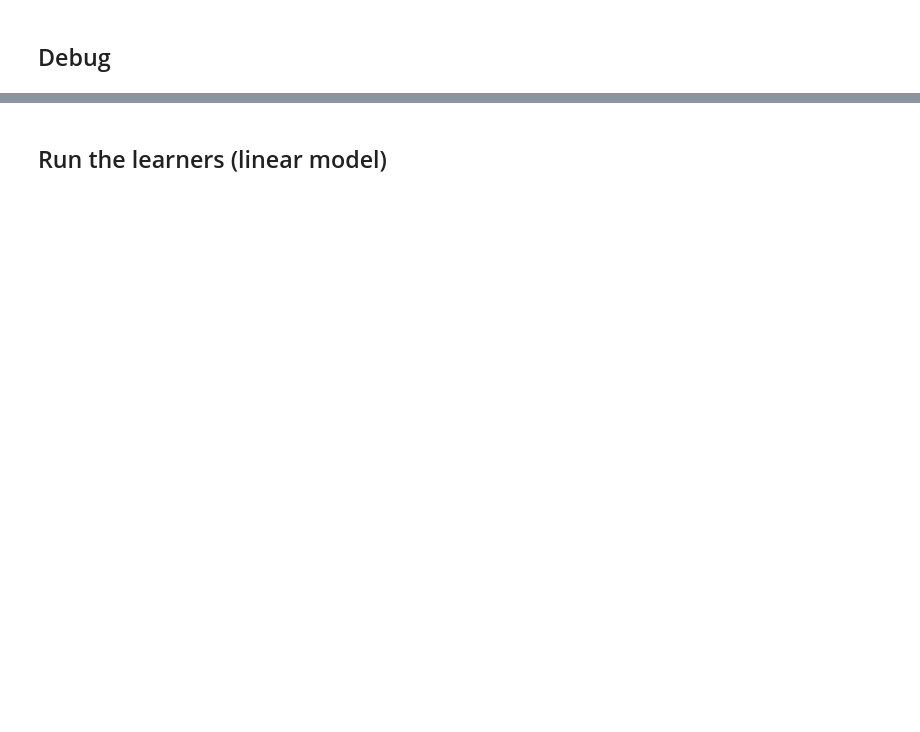
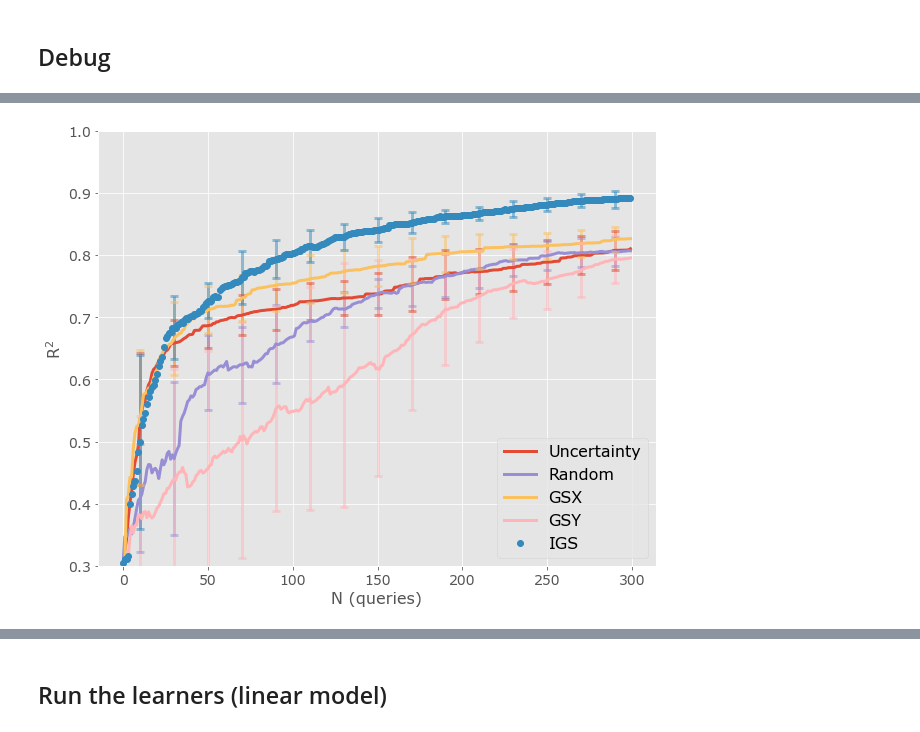
Before and after one commit to usnistgov/active-learning, a Jupyter notebook: active-learning-large.ipynb, the cells around one changed output, grey strips where cells are left out. Saved outputs shown, nothing was run; the diff lists cells and outputs as text; code cells hidden in the pictures; blank space fills up the shorter version.

```diff
--- a/active-learning-large.ipynb
+++ b/active-learning-large.ipynb
@@ -339,0 +482,17 @@ test_score: 0.6234911548834263
+# %%
+learners_gp = dict(
+    uncertainty=(query_uncertainty, make_gp_model_matern),
+    random=(query_random, make_gp_model_matern),
+    gsx=(gsx_query, make_gp_model_matern),
+    gsy=(gsy_query, make_gp_model_matern),
+    igs=(igs_query, make_gp_model_matern)
+)
+# %%
+import tqdm
+
+def run_all(x_data_pca, y_data, train_sizes, learners, n_query):
+    data = split(x_data_pca, y_data, train_sizes)
+    test_scores = dict()
+    for k in tqdm.tqdm(learners):
+        test_scores[k] = run(data, learners[k][0], learners[k][1], n_query)[1]
+    return test_scores
@@ -339,0 +501,16 @@ test_score: 0.6234911548834263
+# %%
+from toolz.curried import map as fmap
+
+def merge_func(x):
+    return dict(
+        mean=np.mean(x, axis=0),
+        std=np.std(x, axis=0),
+        scores=np.array(x)
+    )
+
+def run_multiple(x_data_pca, y_data, train_sizes, learners, n_query, n_iter):
+    _ = fmap(lambda _: run_all(x_data_pca, y_data, train_sizes, learners, n_query), range(n_iter))
+    all_data = list(_)
+    return merge_with(merge_func, *all_data)
+# %%
+output = run_multiple(x_data_pca, y_data, (0.87, 0.004), learners_gp, 300, 10)
@@ -339,0 +537,4 @@ test_score: 0.6234911548834263
+# %%
+plot_scores(output)
+# %% [output]
+[figure, added]
```
Also changed, not shown: parts of 54 cells of this notebook, 1 other file.
